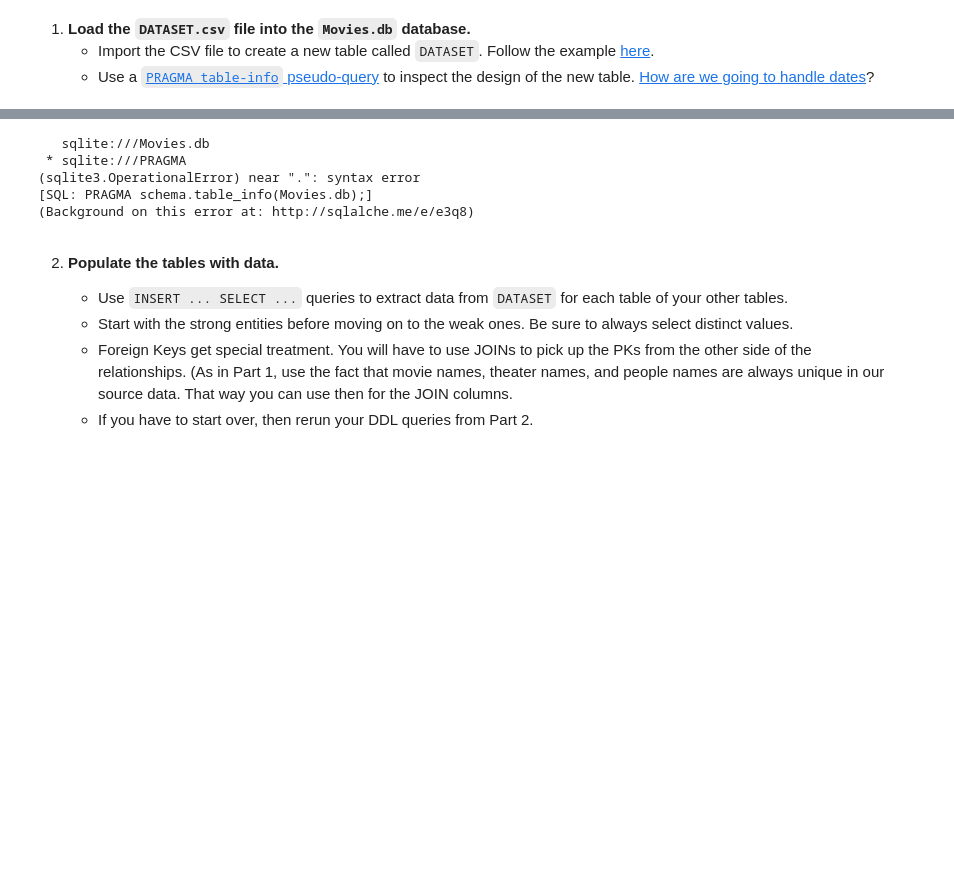
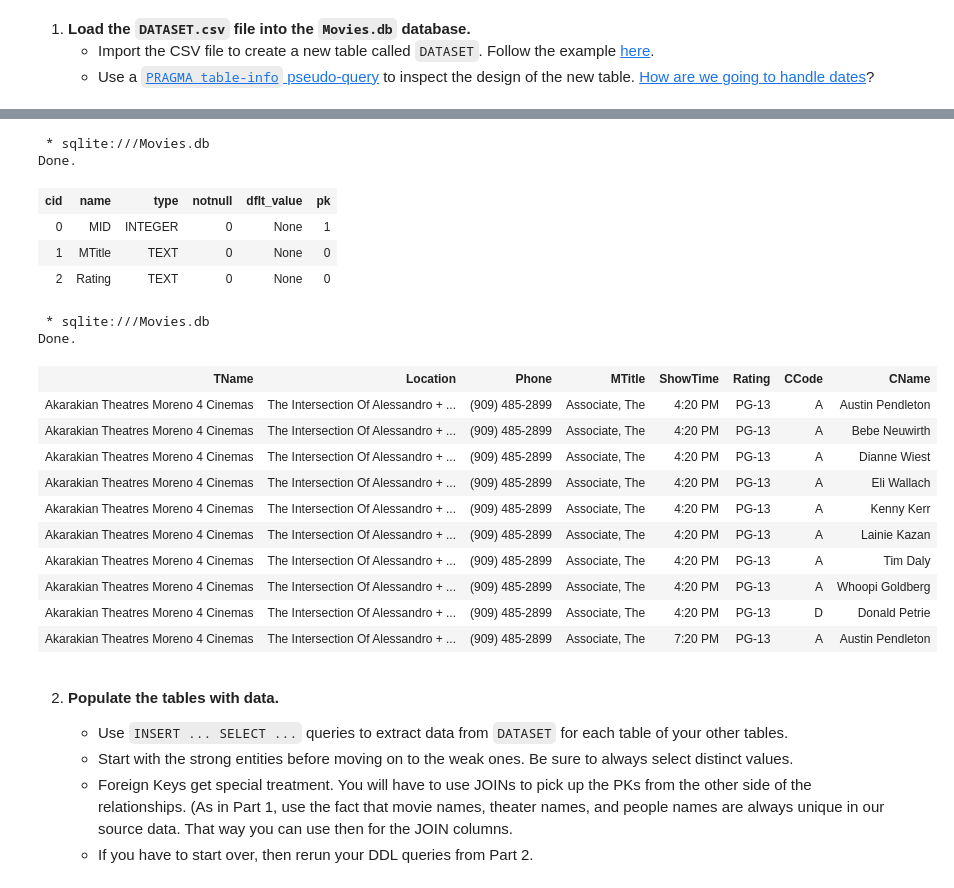
Before and after one commit to fairfield-ba510-spring2020/movies-tonight-Farisalenezy, a Jupyter notebook: Part3.ipynb, the cells around one changed output, grey strips where cells are left out. Saved outputs shown, nothing was run; the diff lists cells and outputs as text; code cells hidden in the pictures; blank space fills up the shorter version.

Commit message:
done with part 3

```diff
--- a/Part3.ipynb
+++ b/Part3.ipynb
@@ -12,12 +18,32 @@
 # %%
 %%sql
-PRAGMA schema.table_info(Movies.db);
+PRAGMA table_info(MOVIES);
 # %% [output]
-   sqlite:///Movies.db
- * sqlite:///PRAGMA
-(sqlite3.OperationalError) near ".": syntax error
-[SQL: PRAGMA schema.table_info(Movies.db);]
-(Background on this error at: http://sqlalche.me/e/e3q8)
+ * sqlite:///Movies.db
+Done.
+| cid | name | type | notnull | dflt_value | pk |
+| 0 | MID | INTEGER | 0 | None | 1 |
+| 1 | MTitle | TEXT | 0 | None | 0 |
+| 2 | Rating | TEXT | 0 | None | 0 |
+# %%
+%%sql
+select *
+FROM DATASET
+limit 10;
+# %% [output]
+ * sqlite:///Movies.db
+Done.
+| TName | Location | Phone | MTitle | ShowTime | Rating | CCode | CName |
+| Akarakian Theatres Moreno 4 Cinemas | The Intersection Of Alessandro + ... | (909) 485-2899 | Associate, The | 4:20 PM | PG-13 | A | Austin Pendleton |
+| Akarakian Theatres Moreno 4 Cinemas | The Intersection Of Alessandro + ... | (909) 485-2899 | Associate, The | 4:20 PM | PG-13 | A | Bebe Neuwirth |
+| Akarakian Theatres Moreno 4 Cinemas | The Intersection Of Alessandro + ... | (909) 485-2899 | Associate, The | 4:20 PM | PG-13 | A | Dianne Wiest |
+| Akarakian Theatres Moreno 4 Cinemas | The Intersection Of Alessandro + ... | (909) 485-2899 | Associate, The | 4:20 PM | PG-13 | A | Eli Wallach |
+| Akarakian Theatres Moreno 4 Cinemas | The Intersection Of Alessandro + ... | (909) 485-2899 | Associate, The | 4:20 PM | PG-13 | A | Kenny Kerr |
+| Akarakian Theatres Moreno 4 Cinemas | The Intersection Of Alessandro + ... | (909) 485-2899 | Associate, The | 4:20 PM | PG-13 | A | Lainie Kazan |
+| Akarakian Theatres Moreno 4 Cinemas | The Intersection Of Alessandro + ... | (909) 485-2899 | Associate, The | 4:20 PM | PG-13 | A | Tim Daly |
+| Akarakian Theatres Moreno 4 Cinemas | The Intersection Of Alessandro + ... | (909) 485-2899 | Associate, The | 4:20 PM | PG-13 | A | Whoopi Goldberg |
+| Akarakian Theatres Moreno 4 Cinemas | The Intersection Of Alessandro + ... | (909) 485-2899 | Associate, The | 4:20 PM | PG-13 | D | Donald Petrie |
+| Akarakian Theatres Moreno 4 Cinemas | The Intersection Of Alessandro + ... | (909) 485-2899 | Associate, The | 7:20 PM | PG-13 | A | Austin Pendleton |
 # %% [markdown]
 2. **Populate the tables with data.**
 
```
Also changed, not shown: parts of 13 cells of this notebook, 4 other files.
